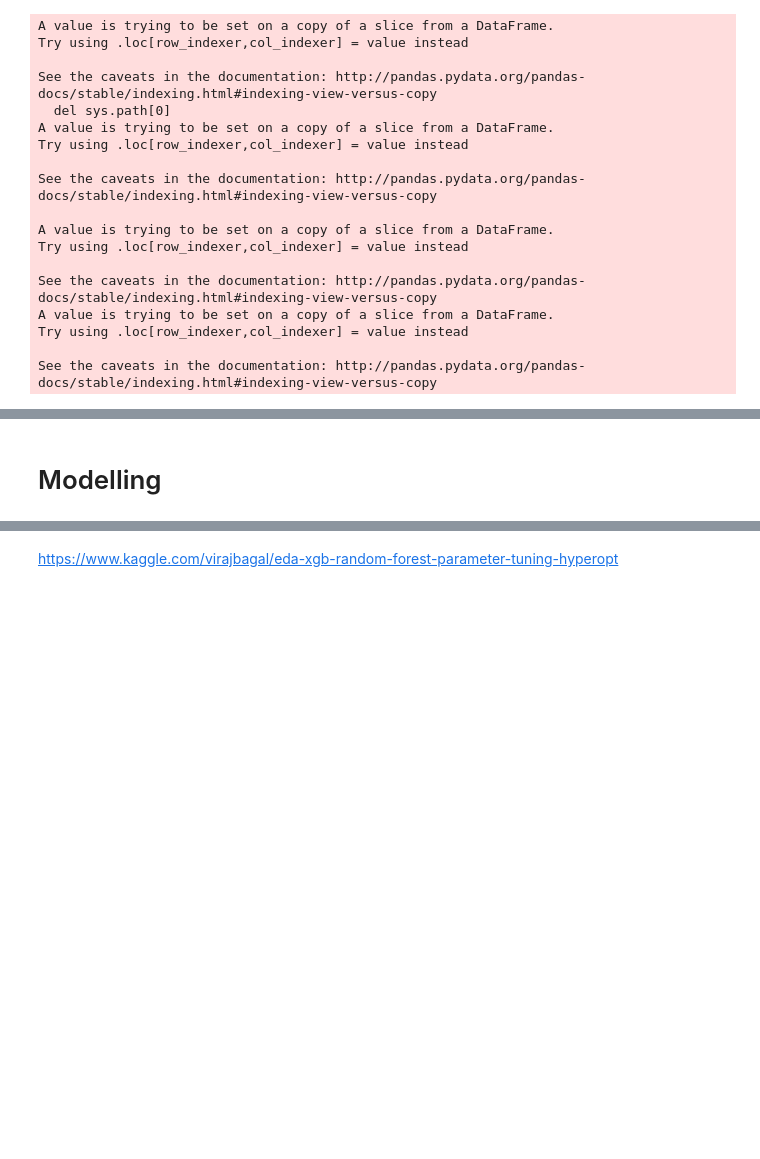
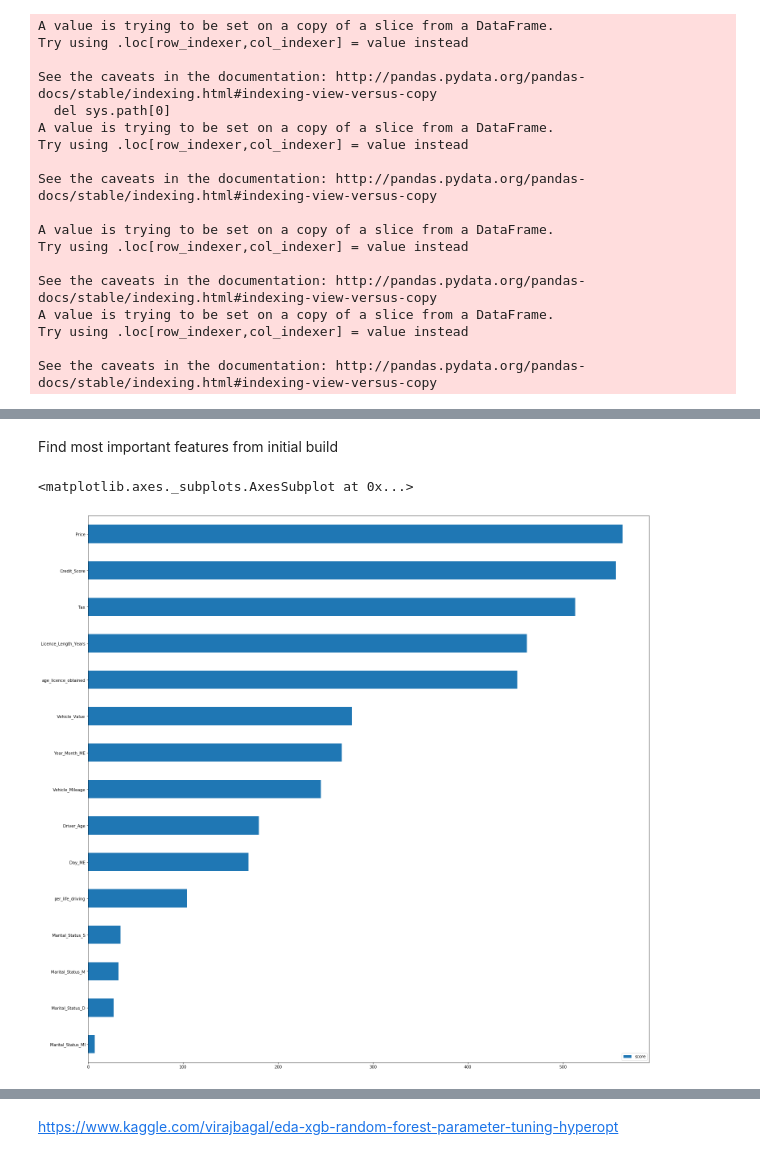
Before and after one commit to benturner993/quote_prediction_engine, a Jupyter notebook: quote_modelling.ipynb, the cells around one changed output, grey strips where cells are left out. Cells and saved outputs as stored; diff of their text form; code cells hidden in the pictures; blank space fills up the shorter version.

```diff
--- a/quote_modelling.ipynb
+++ b/quote_modelling.ipynb
@@ -248,0 +256,27 @@ See the caveats in the documentation: http://pandas.pydata.org/pandas-docs/stabl
+# %%
+def plot_one_ways(i, diff_band, exposure, obs, target_name, width=0.5):
+
+    """
+    function to create one way plots
+    - diff_band: the x co-ordinates for plots
+    - exposure: number of rows per diff_band grouping
+    - width: width of columns predefined as 0.5
+    - target_name: response to plot as line
+    """
+
+    plt.bar(diff_band, exposure, width, color='gold', label='Diff', edgecolor='k')
+    plt.xticks(rotation=90)
+    plt.ylim(0, max(exposure)*3)
+    plt.ylabel('Exposure')
+    plt.xlabel(f'{i}')
+    plt.title(f'One Way Plot of {i}')
+
+    # Line plot
+    axes2 = plt.twinx()
+    axes2.plot(diff_band, obs, color='fuchsia', marker="s", markeredgecolor='black', label='Actual')
+    axes2.set_ylabel(target_name)
+
+    # legend and settings
+    plt.legend(loc="upper left")
+
+    plt.show()
@@ -354,2 +521,22 @@ Validation F1 Score: [0.78801145 0.91046156]
-# %% [markdown]
-# Modelling
+# %% [markdown]
+Find most important features from initial build
+# %%
+# how many times the feature is used in your trees for splitting purposes.
+plt.rcParams["figure.figsize"] = (25, 25)
+feature_important = xgb_model.get_booster().get_score(importance_type='weight')
+keys = list(feature_important.keys())
+values = list(feature_important.values())
+
+# from variable importants remove unimportant columns based on 98% capping threshold
+data = pd.DataFrame(data=values, index=keys, columns=["score"]).sort_values(by = "score", ascending=True)
+data=data.sort_values(by='score', ascending=False)
+data['cum_sum'] = data['score'].cumsum()
+data['cum_perc'] = 100*data['cum_sum']/data['score'].sum()
+xgb_modelling_cols=list(data.loc[data['cum_perc']<=98].reset_index()['index'])
+
+# plot
+plot_data = pd.DataFrame(data=values, index=keys, columns=["score"]).sort_values(by = "score", ascending=True)
+plot_data.plot(kind='barh')
+# %% [output]
+<matplotlib.axes._subplots.AxesSubplot at 0x...>
+[figure, added]
```
Also changed, not shown: parts of 33 cells of this notebook.
